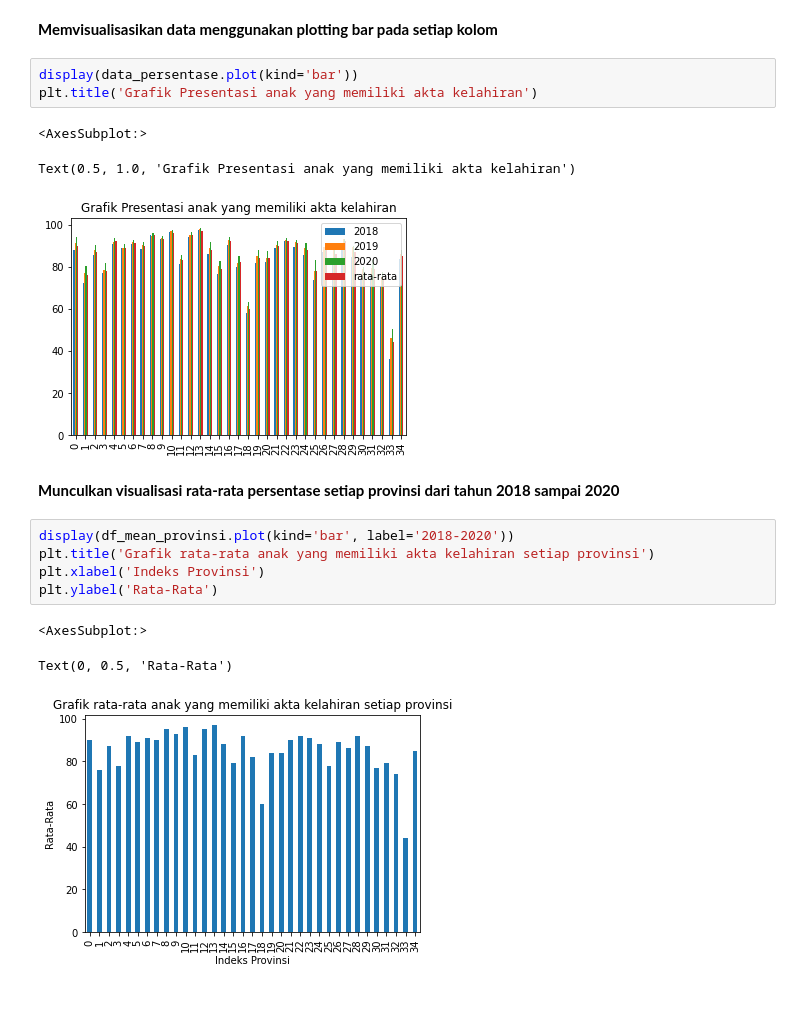
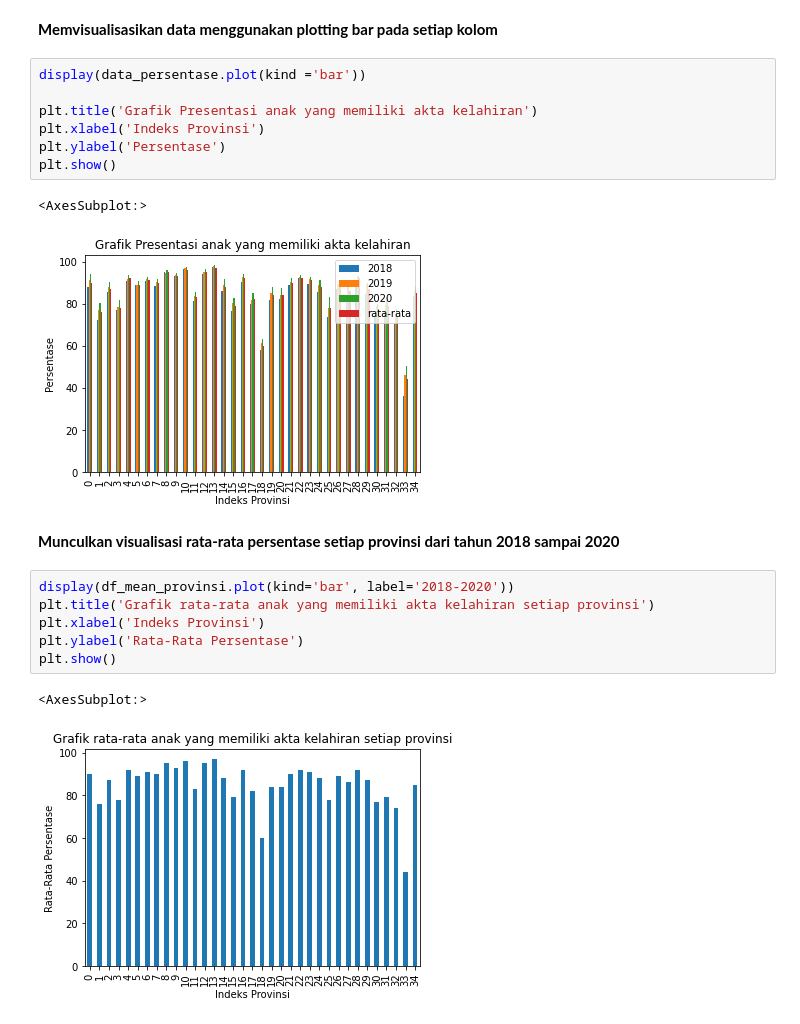
Before and after one commit to Kamaludin08/Project-Python, a Jupyter notebook: Project.ipynb, the cells around one changed output. Cells and saved outputs as stored; diff of their text form.

Commit message:
menambahkan plt.show()

```diff
--- a/Project.ipynb
+++ b/Project.ipynb
@@ -303,20 +303,23 @@ Text(0.5, 1.0, 'Grafik Presentasi anak yang memiliki akta kelahiran')
 # %% [markdown]
 <b>Memvisualisasikan data menggunakan plotting bar pada setiap kolom<b>
 # %%
-display(data_persentase.plot(kind='bar'))
+display(data_persentase.plot(kind ='bar'))
+
 plt.title('Grafik Presentasi anak yang memiliki akta kelahiran')
+plt.xlabel('Indeks Provinsi')
+plt.ylabel('Persentase')
+plt.show()
 # %% [output]
 <AxesSubplot:>
-Text(0.5, 1.0, 'Grafik Presentasi anak yang memiliki akta kelahiran')
-[figure, old version]
+[figure, new version]
 # %% [markdown]
 <b>Munculkan visualisasi rata-rata persentase setiap provinsi dari tahun 2018 sampai 2020</b>
 # %%
 display(df_mean_provinsi.plot(kind='bar', label='2018-2020'))
 plt.title('Grafik rata-rata anak yang memiliki akta kelahiran setiap provinsi')
 plt.xlabel('Indeks Provinsi')
-plt.ylabel('Rata-Rata')
+plt.ylabel('Rata-Rata Persentase')
+plt.show()
 # %% [output]
 <AxesSubplot:>
-Text(0, 0.5, 'Rata-Rata')
-[figure, old version]
+[figure, new version]
```
Also changed, not shown: parts of 3 cells of this notebook.
